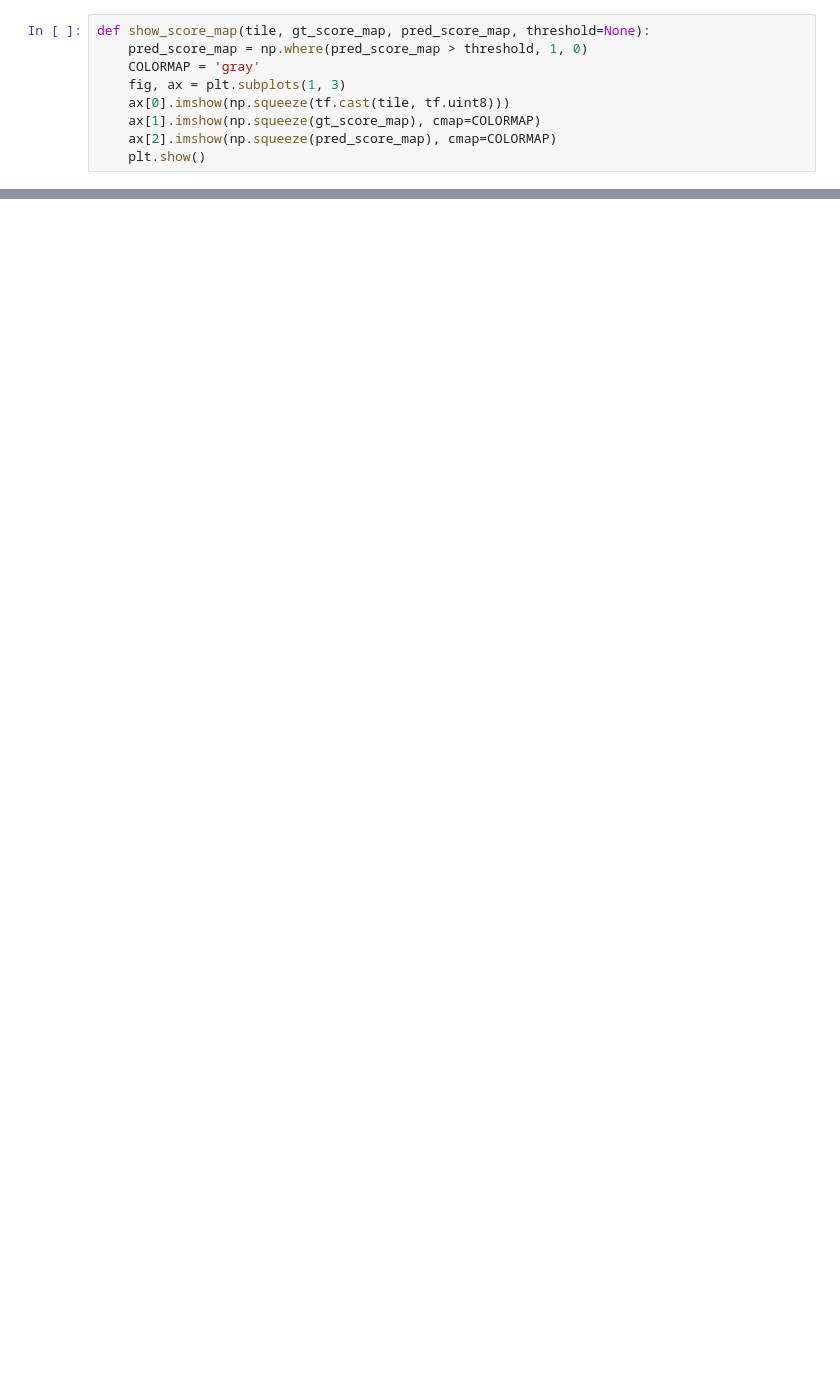
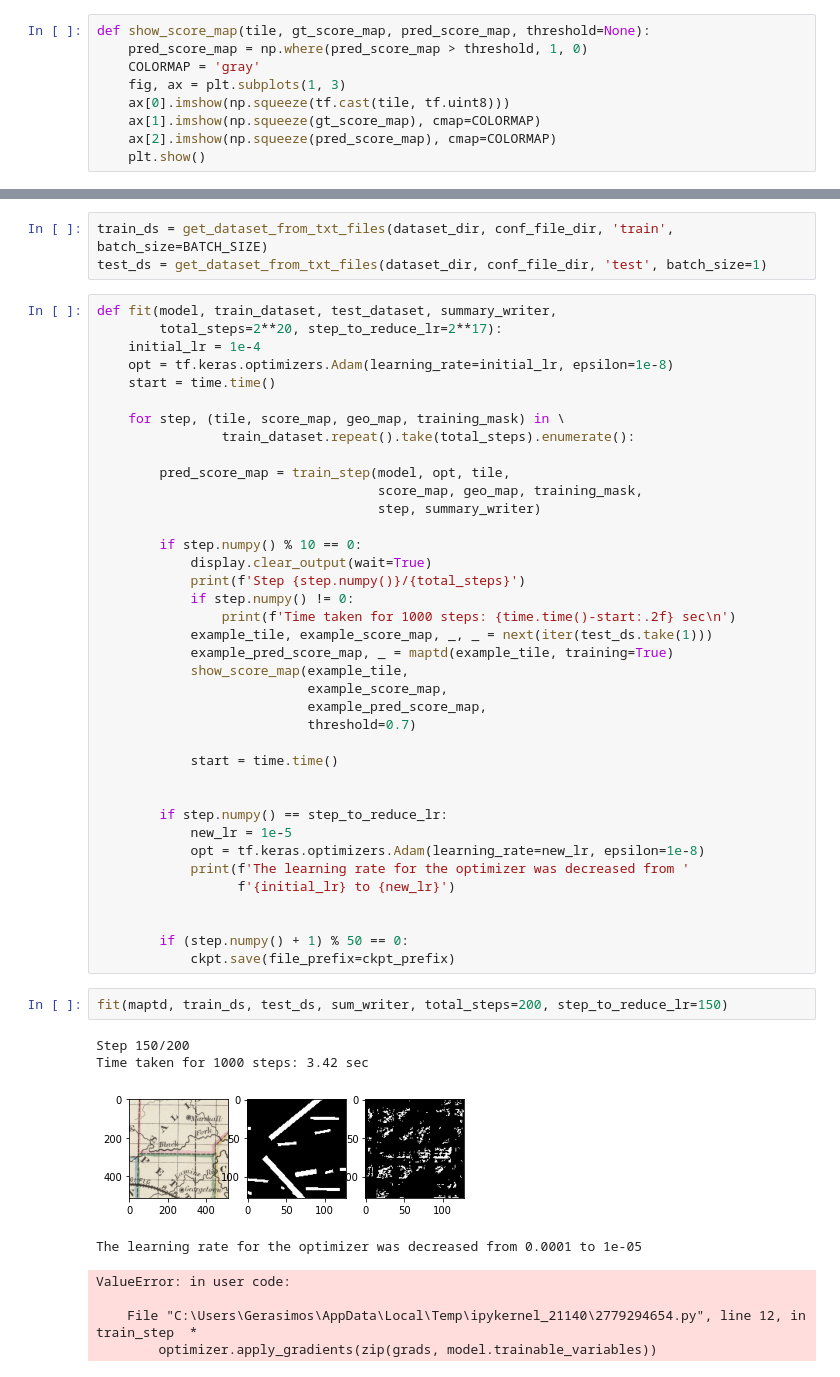
Before and after one commit to gerasimos-matidis/MapTD_TF2, a Jupyter notebook: train_v2.ipynb, the cells around one changed output, grey strips where cells are left out. Drawn from its saved outputs; the diff is of its cells as text; blank space fills up the shorter version.

```diff
--- a/train_v2.ipynb
+++ b/train_v2.ipynb
@@ -68,0 +65,52 @@ for step, (tile, score_map, geo_map, training_mask) in test_ds.repeat().take(TES
+# %%
+train_ds = get_dataset_from_txt_files(dataset_dir, conf_file_dir, 'train', batch_size=BATCH_SIZE)
+test_ds = get_dataset_from_txt_files(dataset_dir, conf_file_dir, 'test', batch_size=1)
+# %%
+def fit(model, train_dataset, test_dataset, summary_writer,
+        total_steps=2**20, step_to_reduce_lr=2**17):
+    initial_lr = 1e-4
+    opt = tf.keras.optimizers.Adam(learning_rate=initial_lr, epsilon=1e-8)
+    start = time.time()
+
+    for step, (tile, score_map, geo_map, training_mask) in \
+                train_dataset.repeat().take(total_steps).enumerate():
+
+        pred_score_map = train_step(model, opt, tile,
+                                    score_map, geo_map, training_mask,
+                                    step, summary_writer)
+
+        if step.numpy() % 10 == 0:
+            display.clear_output(wait=True)
+            print(f'Step {step.numpy()}/{total_steps}')
+            if step.numpy() != 0:
+                print(f'Time taken for 1000 steps: {time.time()-start:.2f} sec\n')
+            example_tile, example_score_map, _, _ = next(iter(test_ds.take(1)))
+            example_pred_score_map, _ = maptd(example_tile, training=True)
+            show_score_map(example_tile,
+                           example_score_map,
+                           example_pred_score_map,
+                           threshold=0.7)
+
+            start = time.time()
+
+
+        if step.numpy() == step_to_reduce_lr:
+            new_lr = 1e-5
+            opt = tf.keras.optimizers.Adam(learning_rate=new_lr, epsilon=1e-8)
+            print(f'The learning rate for the optimizer was decreased from '
+                  f'{initial_lr} to {new_lr}')
+
+
+        if (step.numpy() + 1) % 50 == 0:
+            ckpt.save(file_prefix=ckpt_prefix)
+# %%
+fit(maptd, train_ds, test_ds, sum_writer, total_steps=200, step_to_reduce_lr=150)
+# %% [output]
+Step 150/200
+Time taken for 1000 steps: 3.42 sec
+[figure, added]
+The learning rate for the optimizer was decreased from 0.0001 to 1e-05
+ValueError: in user code:
+
+    File "C:\Users\Gerasimos\AppData\Local\Temp\ipykernel_21140\2779294654.py", line 12, in train_step  *
+        optimizer.apply_gradients(zip(grads, model.trainable_variables))
```
Also changed, not shown: parts of 13 cells of this notebook, 2 other files.
